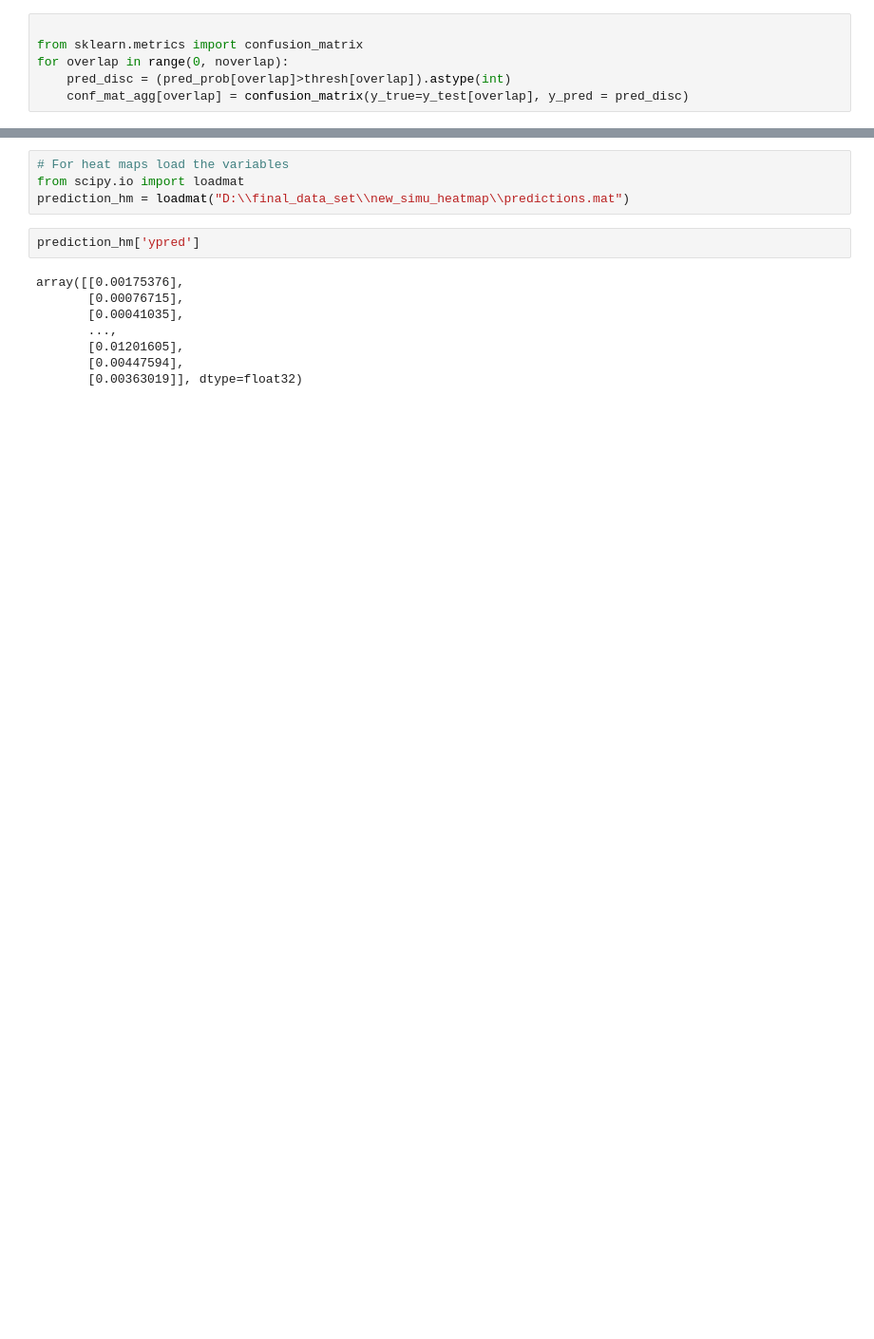
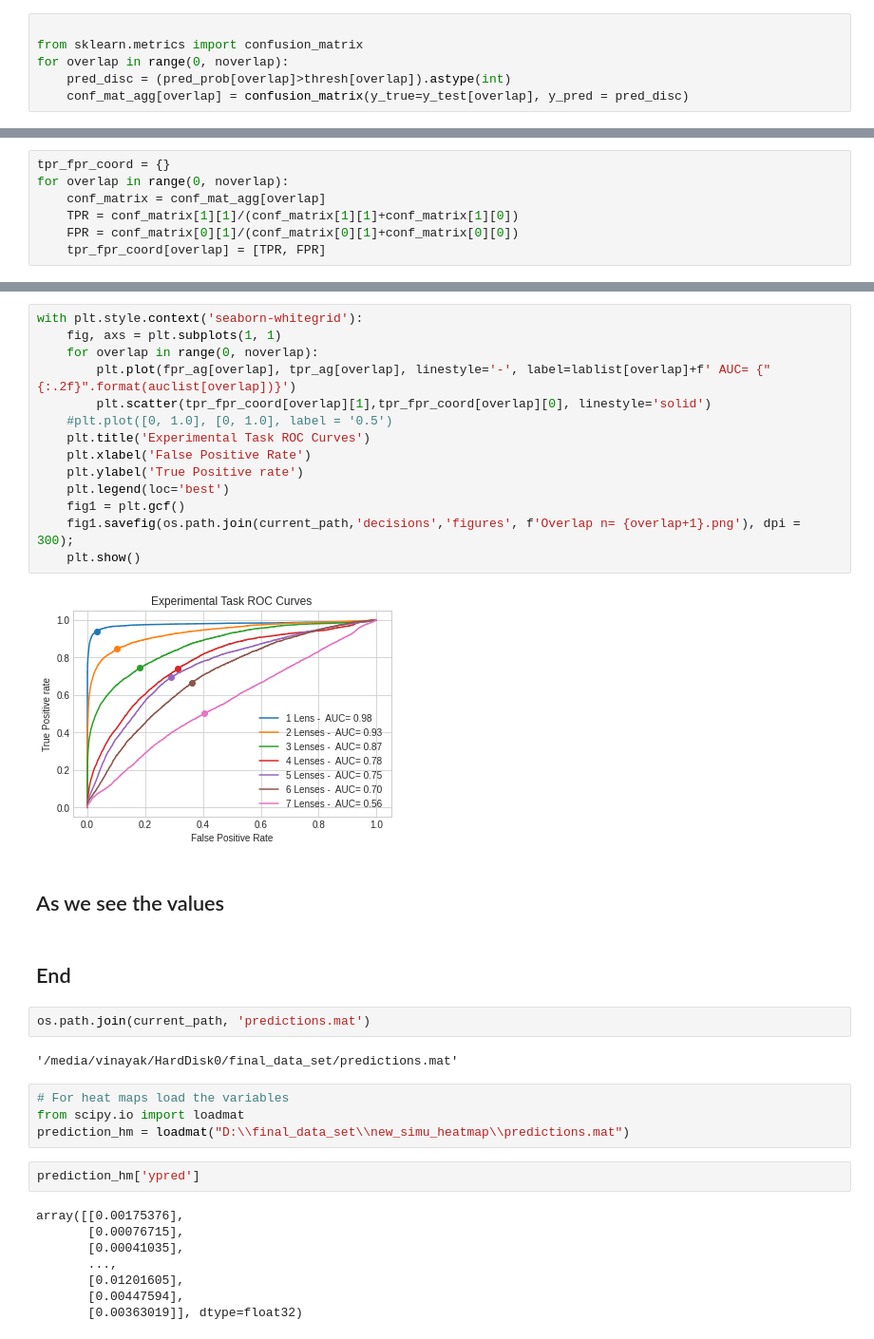
Before and after one commit to vinayak-pathak/Overlap_imaging, a Jupyter notebook: prediction_generator/prediction_label_generator_new_9_25_vp_individual_seeds.ipynb, the cells around one changed output, grey strips where cells are left out. Shown at 95% size. Cells and saved outputs as stored; diff of their text form; blank space fills up the shorter version.

```diff
--- a/prediction_generator/prediction_label_generator_new_9_25_vp_individual_seeds.ipynb
+++ b/prediction_generator/prediction_label_generator_new_9_25_vp_individual_seeds.ipynb
@@ -511,0 +603,7 @@ for overlap in range(0, noverlap):
+# %%
+tpr_fpr_coord = {}
+for overlap in range(0, noverlap):
+    conf_matrix = conf_mat_agg[overlap]
+    TPR = conf_matrix[1][1]/(conf_matrix[1][1]+conf_matrix[1][0])
+    FPR = conf_matrix[0][1]/(conf_matrix[0][1]+conf_matrix[0][0])
+    tpr_fpr_coord[overlap] = [TPR, FPR]
@@ -512,3 +620,27 @@ for overlap in range(0, noverlap):
+# %%
+with plt.style.context('seaborn-whitegrid'):
+    fig, axs = plt.subplots(1, 1)
+    for overlap in range(0, noverlap):
+        plt.plot(fpr_ag[overlap], tpr_ag[overlap], linestyle='-', label=lablist[overlap]+f' AUC= {"{:.2f}".format(auclist[overlap])}')
+        plt.scatter(tpr_fpr_coord[overlap][1],tpr_fpr_coord[overlap][0], linestyle='solid')
+    #plt.plot([0, 1.0], [0, 1.0], label = '0.5')
+    plt.title('Experimental Task ROC Curves')
+    plt.xlabel('False Positive Rate')
+    plt.ylabel('True Positive rate')
+    plt.legend(loc='best')
+    fig1 = plt.gcf()
+    fig1.savefig(os.path.join(current_path,'decisions','figures', f'Overlap n= {overlap+1}.png'), dpi = 300);
+    plt.show()
+# %% [output]
+[figure, added]
+# %% [markdown]
+## As we see the values
+# %% [markdown]
+## End
+# %%
+os.path.join(current_path, 'predictions.mat')
+# %% [output]
+'/media/vinayak/HardDisk0/final_data_set/predictions.mat'
 # %%
 # For heat maps load the variables
 from scipy.io import loadmat
```
Also changed, not shown: parts of 21 cells of this notebook.
